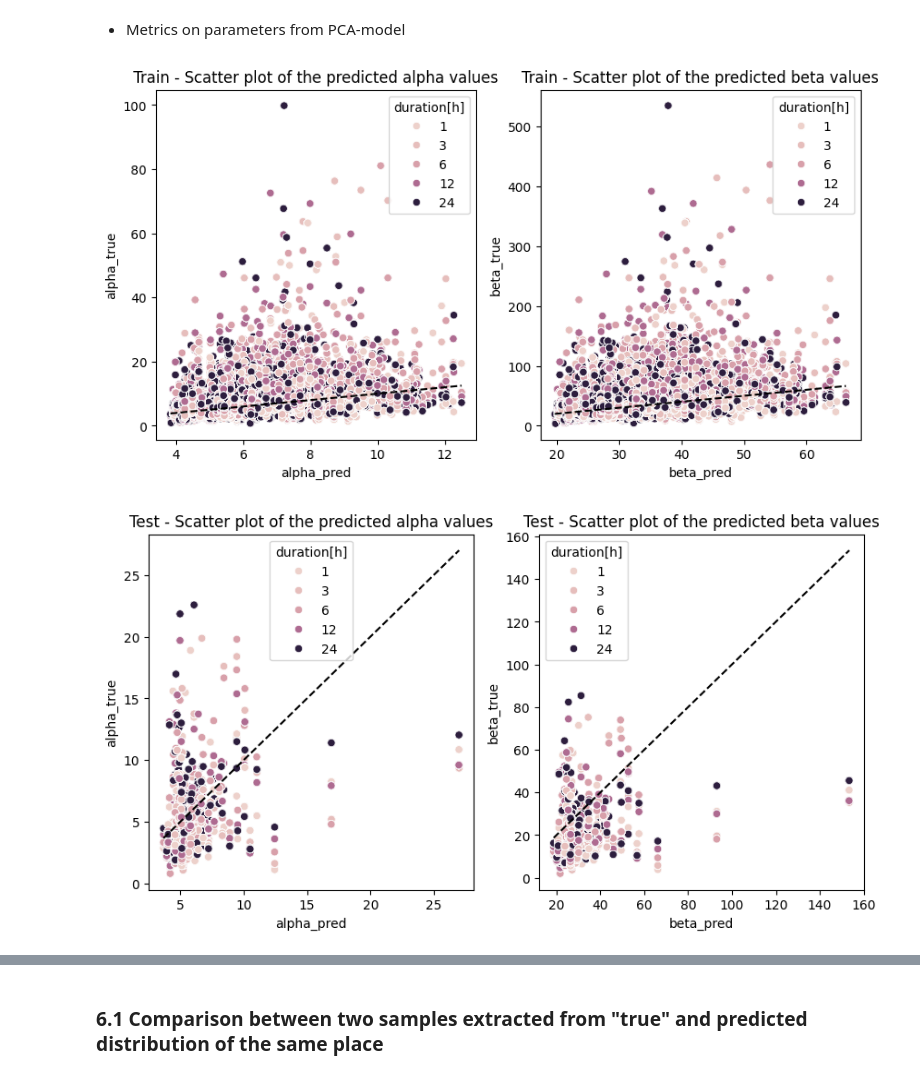
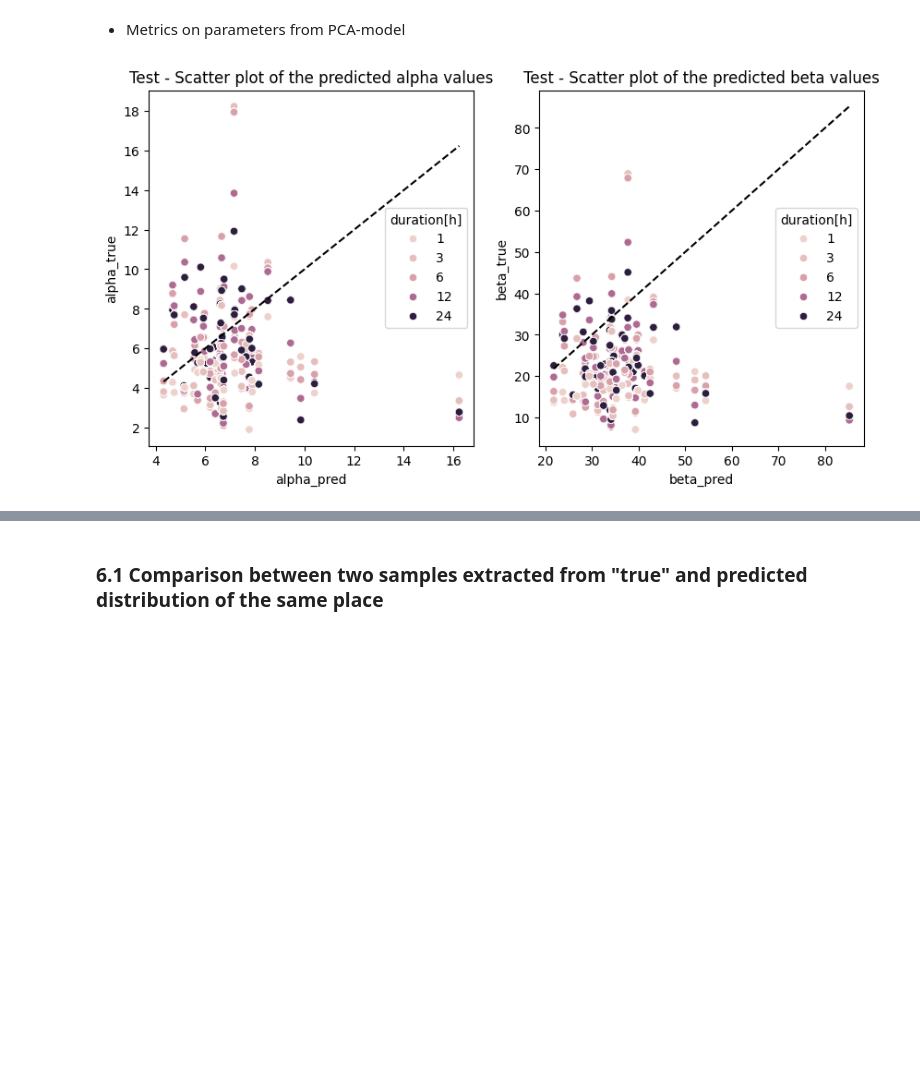
Before and after one commit to oshodiS/Rainfall-BetaEstimation, a Jupyter notebook: Rainfall BETA.ipynb, the cells around one changed output, grey strips where cells are left out. Saved outputs shown, nothing was run; the diff lists cells and outputs as text; code cells hidden in the pictures; blank space fills up the shorter version.

```diff
--- a/Rainfall BETA.ipynb
+++ b/Rainfall BETA.ipynb
@@ -201,7 +174,7 @@ def add_alpha_beta(df):
             ams = df[condition]['AMS']
 
 
-            if len(ams) < 7:
+            if len(ams) < 29:
                 a, b = np.nan, np.nan
             else:
                 a, b, _, _ = stats.beta.fit(ams, floc=0, fscale=1)
@@ -217,6 +190,6 @@ def add_alpha_beta(df):
 
     return df
 # %%
-train_df_std = add_alpha_beta(train_df_std)
-val_df_std = add_alpha_beta(val_df_std)
+#train_df_std = add_alpha_beta(train_df_std)
+#val_df_std = add_alpha_beta(val_df_std)
 test_df_std = add_alpha_beta(test_df_std)
@@ -403,10 +369,11 @@ Index(['ID', 'AMS', 'mean_IdD', 'duration[h]', 'HMerit_mean(m)',
 # %%
 # take all the columns except 'ID', 'AMS', 'mean_IdD' as input, and 'AMS' as output
 columns = train_df_std.columns
-input_columns = train_df_std.columns [3:-2]
+input_columns_train = train_df_std.columns[3:]
+input_columns_test = test_df_std.columns[3:-2]
 output_column = 'AMS'
 parameters_columns = ['ID','duration[h]','alpha', 'beta']
-print('Input columns: ', input_columns)
+print('Input columns: ', input_columns_train)
 # %% [output]
 Input columns:  Index(['duration[h]', 'HMerit_mean(m)', 'HMerit_stdev(m)', 'Slope_mean(deg)',
        'Slope_stdev(deg)', 'Aspect_mean(deg)', 'Aspect_stdev(deg)',
@@ -416,15 +383,15 @@ Input columns:  Index(['duration[h]', 'HMerit_mean(m)', 'HMerit_stdev(m)', 'Slop
        'VarClimPT(mm)', 'VarClimSowP(mm)', 'X', 'Y'],
       dtype='object')
 # %%
-inputs_train = train_df_std[input_columns]
+inputs_train = train_df_std[input_columns_train]
 outputs_train = train_df_std[output_column]
-parameters_train = train_df_std[parameters_columns]
+#parameters_train = train_df_std[parameters_columns]
 
-inputs_val = val_df_std[input_columns]
+inputs_val = val_df_std[input_columns_train]
 outputs_val = val_df_std[output_column]
-parameters_val = val_df_std[parameters_columns]
+#parameters_val = val_df_std[parameters_columns]
 
-inputs_test = test_df_std[input_columns]
+inputs_test = test_df_std[input_columns_test]
 outputs_test = test_df_std[output_column]
 parameters_test = test_df_std[parameters_columns]
 # %%
@@ -764,11 +729,10 @@ metrics_beta_full
 # %% [markdown]
 * Metrics on parameters from PCA-model
 # %%
-_ = util.parameters_metrics(dist_train_pca, parameters_train, distribution_name = 'beta', calculate_metrics = False, title='Train')
+#_ = util.parameters_metrics(dist_train_pca, parameters_train, distribution_name = 'beta', calculate_metrics = False, title='Train')
 metrics_alpha_pca, metrics_beta_pca = util.parameters_metrics(dist_test_pca, parameters_test, distribution_name='beta', indexes=durations_indexes_test, remove_outliers = False)
 # %% [output]
-[figure, old version]
+[figure, new version]
-[figure, removed]
 # %%
 print('=============== PCA ALPHA PARAMETER===============')
 display(metrics_alpha_pca)
```
Also changed, not shown: parts of 41 cells of this notebook, 4 other files.
